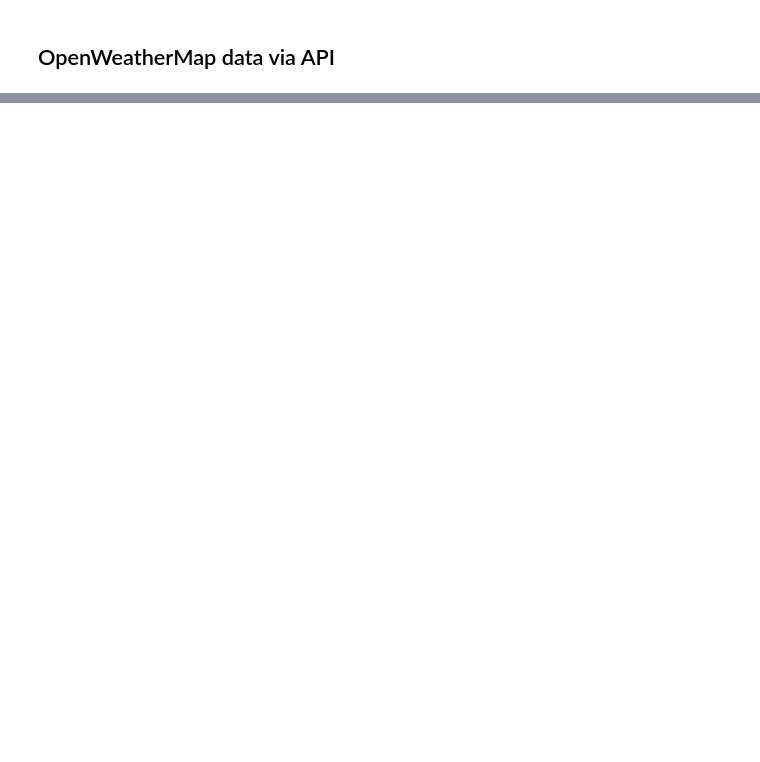
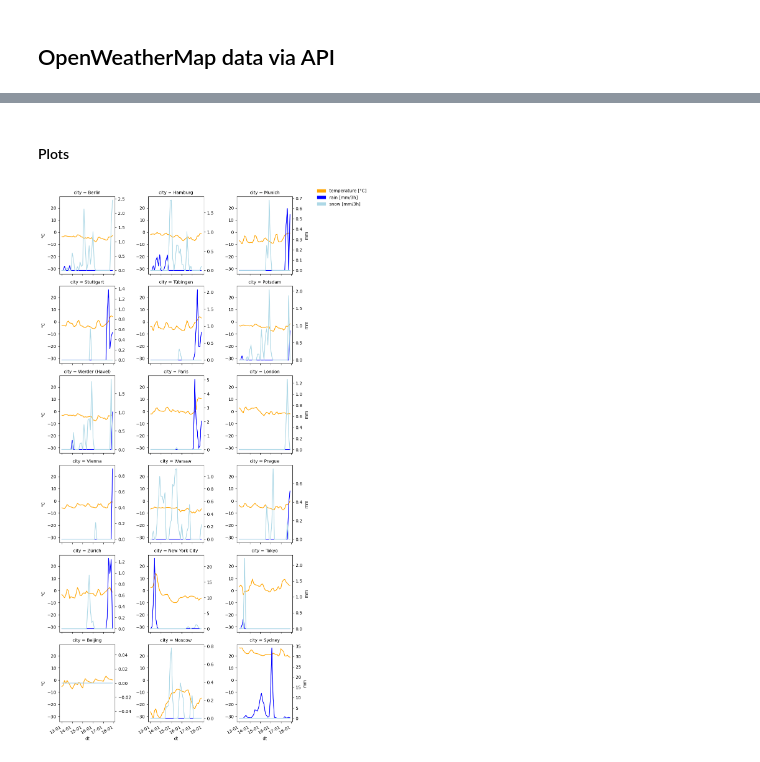
Before and after one commit to tvogel/datascience-bootcamp, a Jupyter notebook: 05_cloud_pipelines/docs/gans_cities_scraping_and_api.ipynb, the cells around one changed output, grey strips where cells are left out. Cells and saved outputs as stored; diff of their text form; code cells hidden in the pictures; blank space fills up the shorter version.

Commit message:
Current state of scraping and API usage project
add AeroDataBox airport and flight retrieval;
add documentation;
refactor;
add orchestration;

```diff
--- a/05_cloud_pipelines/docs/gans_cities_scraping_and_api.ipynb
+++ b/05_cloud_pipelines/docs/gans_cities_scraping_and_api.ipynb
@@ -621,0 +697,8 @@ sns.move_legend(g, "upper right")
+# %%
+def read_weather():
+  """
+  Read `weather` table from DB.
+
+  :return: data-frame
+  """
+  return pd.read_sql('weather', con=connection).set_index('city')
@@ -621,0 +1138,11 @@ sns.move_legend(g, "upper right")
+# %%
+joined_weather_df = (
+  read_weather()
+  .join(read_cities().name.rename('city_name'), on='city')
+  .reset_index()
+  .drop(columns='city')
+  .rename(columns={'city_name':'city'})
+  .join(read_scrapes().timestamp.rename('scrape_timestamp'), on='scrape')
+  [['city', 'dt', 'T_feelslike_celsius', 'rain_3h_mm', 'snow_3h_mm', 'scrape_timestamp']]
+)
+joined_weather_df
@@ -621,0 +1163,39 @@ sns.move_legend(g, "upper right")
+# %% [markdown]
+#### Plots
+# %%
+import matplotlib.dates as mdates
+import matplotlib.pyplot as plt
+import matplotlib.patches as mpatches
+import seaborn as sns
+
+col_wrap = 3
+
+g = sns.FacetGrid(
+    data=joined_weather_df.drop(columns=["scrape_timestamp"]),
+    col="city",
+    col_wrap=col_wrap,
+    sharex=True,
+)
+plt.gca().xaxis.set_major_formatter(mdates.DateFormatter("%d-%m"))
+name_to_color = {
+    "temperature [°C]": "orange",
+    "rain [mm/3h]": "blue",
+    "snow [mm/3h]": "lightblue",
+}
+
+patches = {k: mpatches.Patch(color=v) for k, v in name_to_color.items()}
+g = g.map(plt.plot, "dt", "T_feelslike_celsius", color="orange").add_legend(patches)
+g.set(ylabel="°C")
+plt.gcf().autofmt_xdate()
+
+for ax, ((i, j, k), subdata) in zip(g.axes, g.facet_data()):
+    ax2 = ax.twinx()
+    if j % col_wrap == col_wrap - 1:
+        ax2.set(ylabel="mm")
+    ax2.plot(subdata["dt"], subdata["rain_3h_mm"], color="blue")
+    ax2.plot(subdata["dt"], subdata["snow_3h_mm"], color="lightblue")
+
+g.tight_layout()
+sns.move_legend(g, "upper right")
+# %% [output]
+[figure, added]
```
Also changed, not shown: parts of 88 cells of this notebook, 2 other files.
